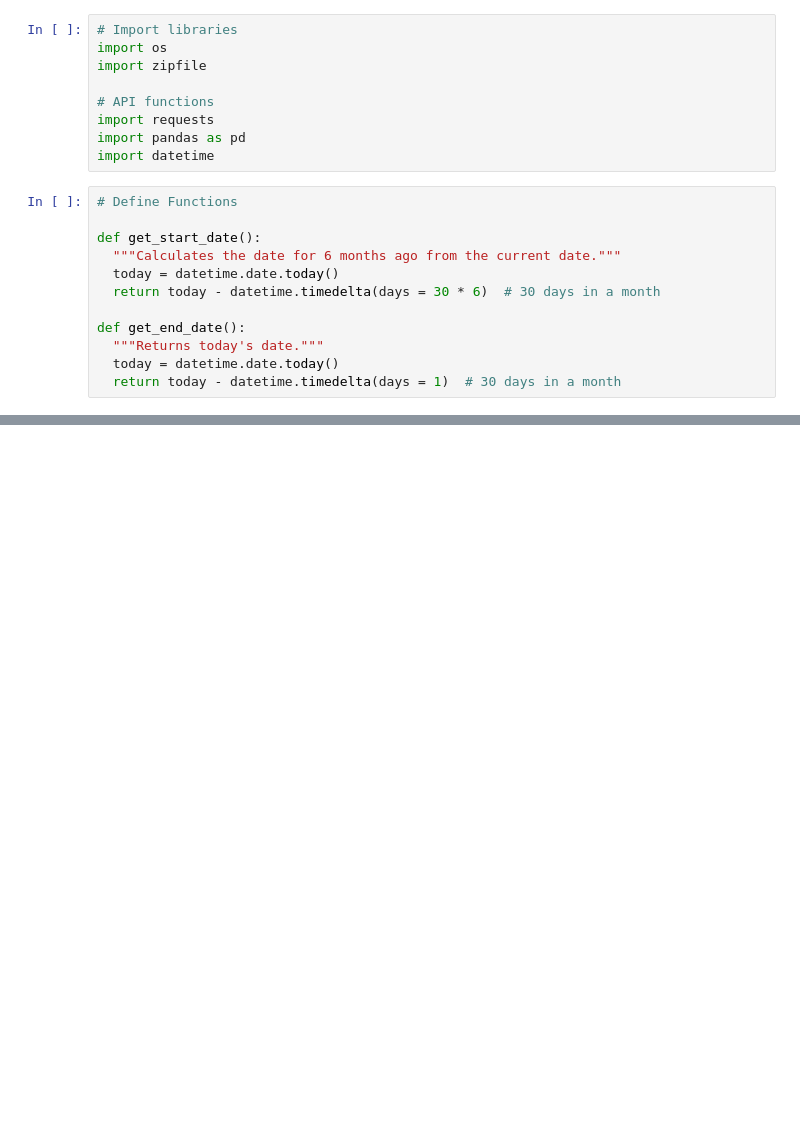
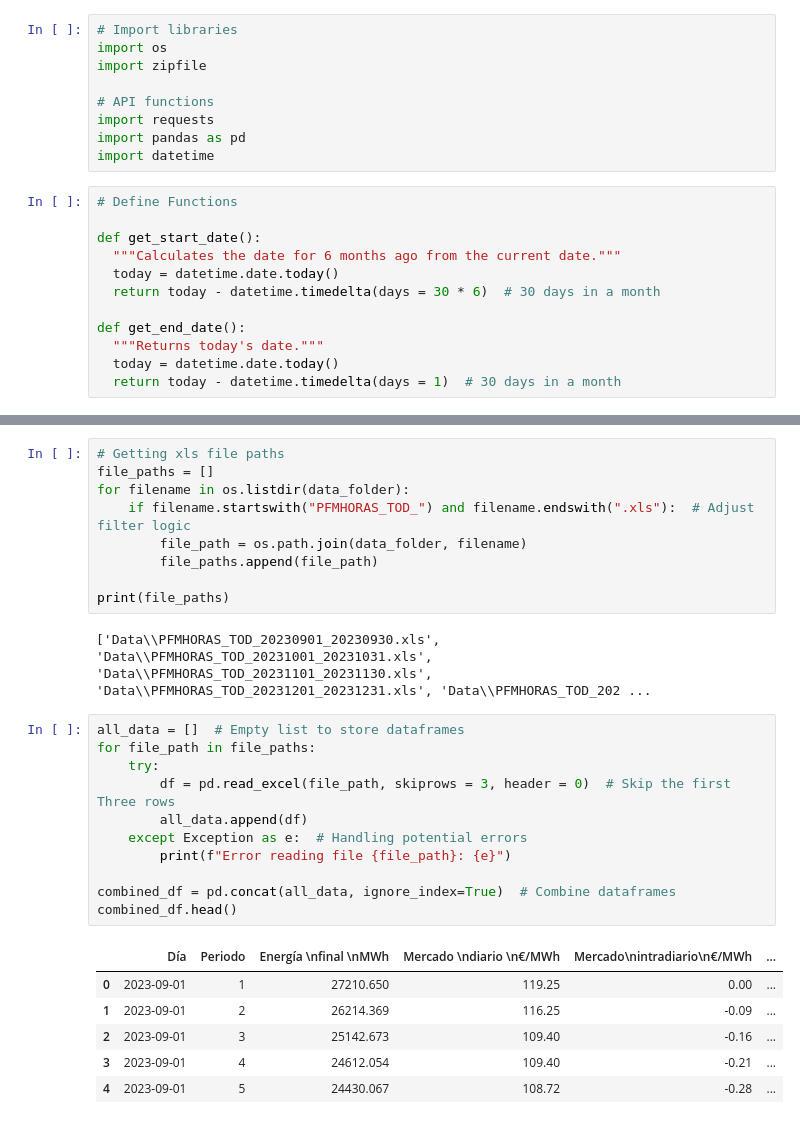
Before and after one commit to Ignacio-Antequera/PVPC-Market-Price-Forecasting, a Jupyter notebook: PVPC-Predictor.ipynb, the cells around one changed output, grey strips where cells are left out. Cells and saved outputs as stored; diff of their text form; blank space fills up the shorter version.

Commit message:
Successfully accessed and filtered our data

```diff
--- a/PVPC-Predictor.ipynb
+++ b/PVPC-Predictor.ipynb
@@ -130,0 +161,29 @@ with zipfile.ZipFile('Data/downloaded_data.zip', 'r') as outer_zip:
+# %%
+# Getting xls file paths
+file_paths = []
+for filename in os.listdir(data_folder):
+    if filename.startswith("PFMHORAS_TOD_") and filename.endswith(".xls"):  # Adjust filter logic
+        file_path = os.path.join(data_folder, filename)
+        file_paths.append(file_path)
+
+print(file_paths)
+# %% [output]
+['Data\\PFMHORAS_TOD_20230901_20230930.xls', 'Data\\PFMHORAS_TOD_20231001_20231031.xls', 'Data\\PFMHORAS_TOD_20231101_20231130.xls', 'Data\\PFMHORAS_TOD_20231201_20231231.xls', 'Data\\PFMHORAS_TOD_202 ...
+# %%
+all_data = []  # Empty list to store dataframes
+for file_path in file_paths:
+    try:
+        df = pd.read_excel(file_path, skiprows = 3, header = 0)  # Skip the first Three rows
+        all_data.append(df)
+    except Exception as e:  # Handling potential errors
+        print(f"Error reading file {file_path}: {e}")
+
+combined_df = pd.concat(all_data, ignore_index=True)  # Combine dataframes
+combined_df.head()
+# %% [output]
+|  | Día | Periodo | Energía \nfinal \nMWh | Mercado \ndiario \n€/MWh | Mercado\nintradiario\n€/MWh | ... |
+| 0 | 2023-09-01 | 1 | 27210.650 | 119.25 | 0.00 | ... |
+| 1 | 2023-09-01 | 2 | 26214.369 | 116.25 | -0.09 | ... |
+| 2 | 2023-09-01 | 3 | 25142.673 | 109.40 | -0.16 | ... |
+| 3 | 2023-09-01 | 4 | 24612.054 | 109.40 | -0.21 | ... |
+| 4 | 2023-09-01 | 5 | 24430.067 | 108.72 | -0.28 | ... |
```
Also changed, not shown: parts of 9 cells of this notebook.
